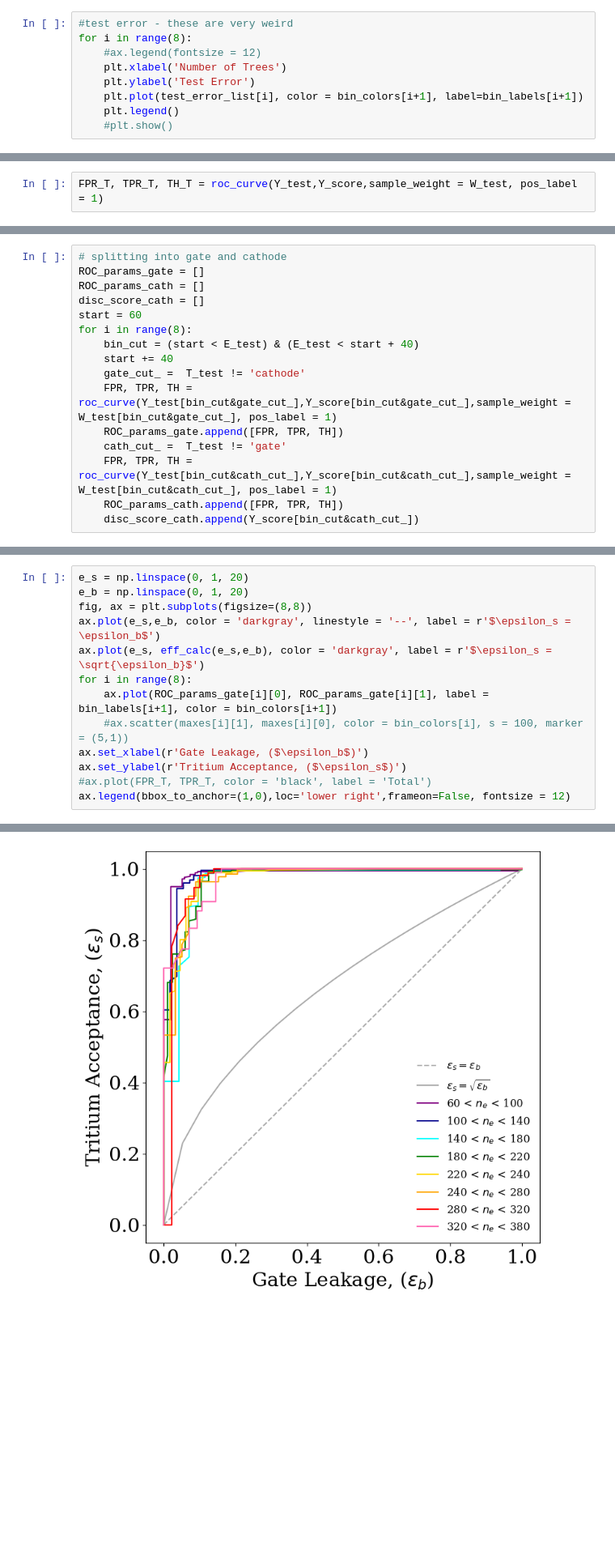
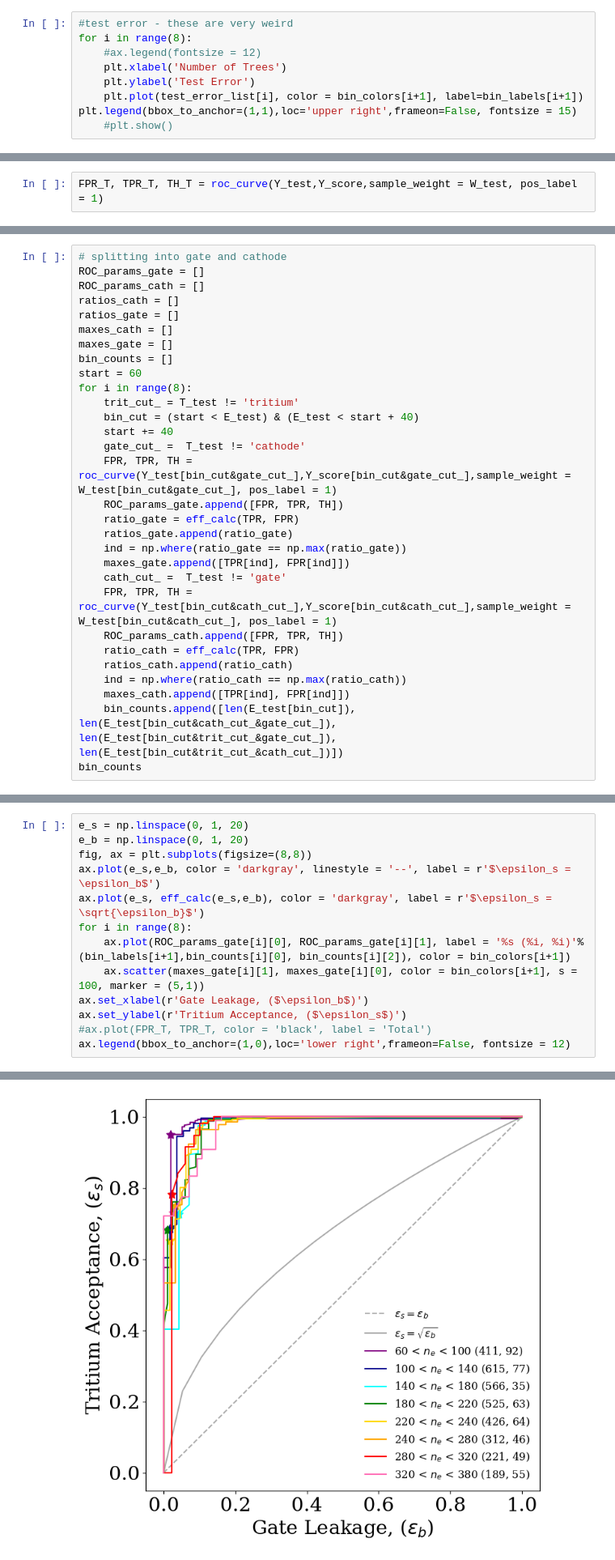
Before and after one commit to lizziewitt/MSci_Project, a Jupyter notebook: 02_machine_learning_testing.ipynb, the cells around one changed output, grey strips where cells are left out. Shown at 81% size. Saved outputs shown, nothing was run; the diff lists cells and outputs as text; blank space fills up the shorter version.

```diff
--- a/02_machine_learning_testing.ipynb
+++ b/02_machine_learning_testing.ipynb
@@ -266,6 +268,6 @@ for i in range(8):
     plt.xlabel('Number of Trees')
     plt.ylabel('Test Error')
     plt.plot(test_error_list[i], color = bin_colors[i+1], label=bin_labels[i+1])
-    plt.legend()
+plt.legend(bbox_to_anchor=(1,1),loc='upper right',frameon=False, fontsize = 15)
     #plt.show()
 # %% [output]
@@ -337,15 +330,29 @@ ax.legend(bbox_to_anchor=(1,0),loc='lower right',frameon=False, fontsize = 12)
 # splitting into gate and cathode
 ROC_params_gate = []
 ROC_params_cath = []
-disc_score_cath = []
+ratios_cath = []
+ratios_gate = []
+maxes_cath = []
+maxes_gate = []
+bin_counts = []
 start = 60
 for i in range(8):
+    trit_cut_ = T_test != 'tritium'
     bin_cut = (start < E_test) & (E_test < start + 40)
     start += 40
     gate_cut_ =  T_test != 'cathode'
     FPR, TPR, TH = roc_curve(Y_test[bin_cut&gate_cut_],Y_score[bin_cut&gate_cut_],sample_weight = W_test[bin_cut&gate_cut_], pos_label = 1)
     ROC_params_gate.append([FPR, TPR, TH])
+    ratio_gate = eff_calc(TPR, FPR)
+    ratios_gate.append(ratio_gate)
+    ind = np.where(ratio_gate == np.max(ratio_gate))
+    maxes_gate.append([TPR[ind], FPR[ind]])
     cath_cut_ =  T_test != 'gate'
     FPR, TPR, TH = roc_curve(Y_test[bin_cut&cath_cut_],Y_score[bin_cut&cath_cut_],sample_weight = W_test[bin_cut&cath_cut_], pos_label = 1)
     ROC_params_cath.append([FPR, TPR, TH])
-    disc_score_cath.append(Y_score[bin_cut&cath_cut_])
+    ratio_cath = eff_calc(TPR, FPR)
+    ratios_cath.append(ratio_cath)
+    ind = np.where(ratio_cath == np.max(ratio_cath))
+    maxes_cath.append([TPR[ind], FPR[ind]])
+    bin_counts.append([len(E_test[bin_cut]), len(E_test[bin_cut&cath_cut_&gate_cut_]), len(E_test[bin_cut&trit_cut_&gate_cut_]), len(E_test[bin_cut&trit_cut_&cath_cut_])])
+bin_counts
@@ -352,19 +368,19 @@ for i in range(8):
 # %%
 e_s = np.linspace(0, 1, 20)
 e_b = np.linspace(0, 1, 20)
 fig, ax = plt.subplots(figsize=(8,8))
 ax.plot(e_s,e_b, color = 'darkgray', linestyle = '--', label = r'$\epsilon_s = \epsilon_b$')
 ax.plot(e_s, eff_calc(e_s,e_b), color = 'darkgray', label = r'$\epsilon_s = \sqrt{\epsilon_b}$')
 for i in range(8):
-    ax.plot(ROC_params_gate[i][0], ROC_params_gate[i][1], label = bin_labels[i+1], color = bin_colors[i+1])
-    #ax.scatter(maxes[i][1], maxes[i][0], color = bin_colors[i], s = 100, marker = (5,1))
+    ax.plot(ROC_params_gate[i][0], ROC_params_gate[i][1], label = '%s (%i, %i)'%(bin_labels[i+1],bin_counts[i][0], bin_counts[i][2]), color = bin_colors[i+1])
+    ax.scatter(maxes_gate[i][1], maxes_gate[i][0], color = bin_colors[i+1], s = 100, marker = (5,1))
 ax.set_xlabel(r'Gate Leakage, ($\epsilon_b$)')
 ax.set_ylabel(r'Tritium Acceptance, ($\epsilon_s$)')
 #ax.plot(FPR_T, TPR_T, color = 'black', label = 'Total')
 ax.legend(bbox_to_anchor=(1,0),loc='lower right',frameon=False, fontsize = 12)
 # %% [output]
 <matplotlib.legend.Legend at 0x...>
-[figure, old version]
+[figure, new version]
 # %%
 e_s = np.linspace(0, 1, 20)
 e_b = np.linspace(0, 1, 20)
```
Also changed, not shown: parts of 37 cells of this notebook.
